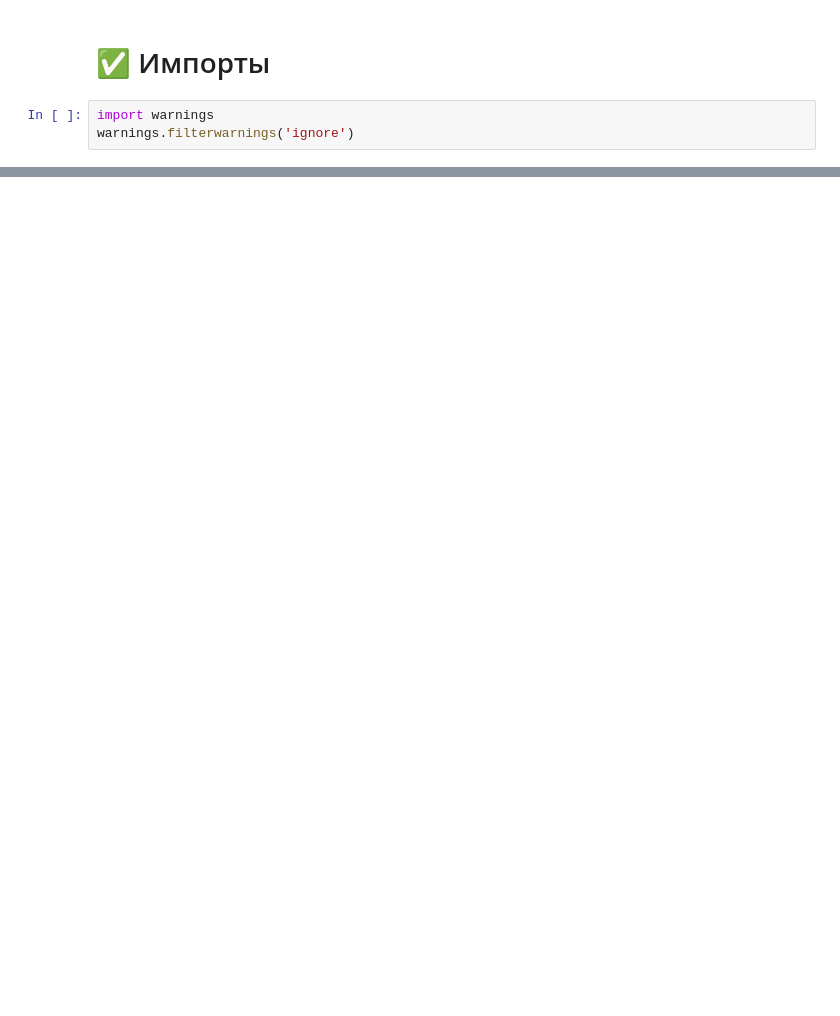
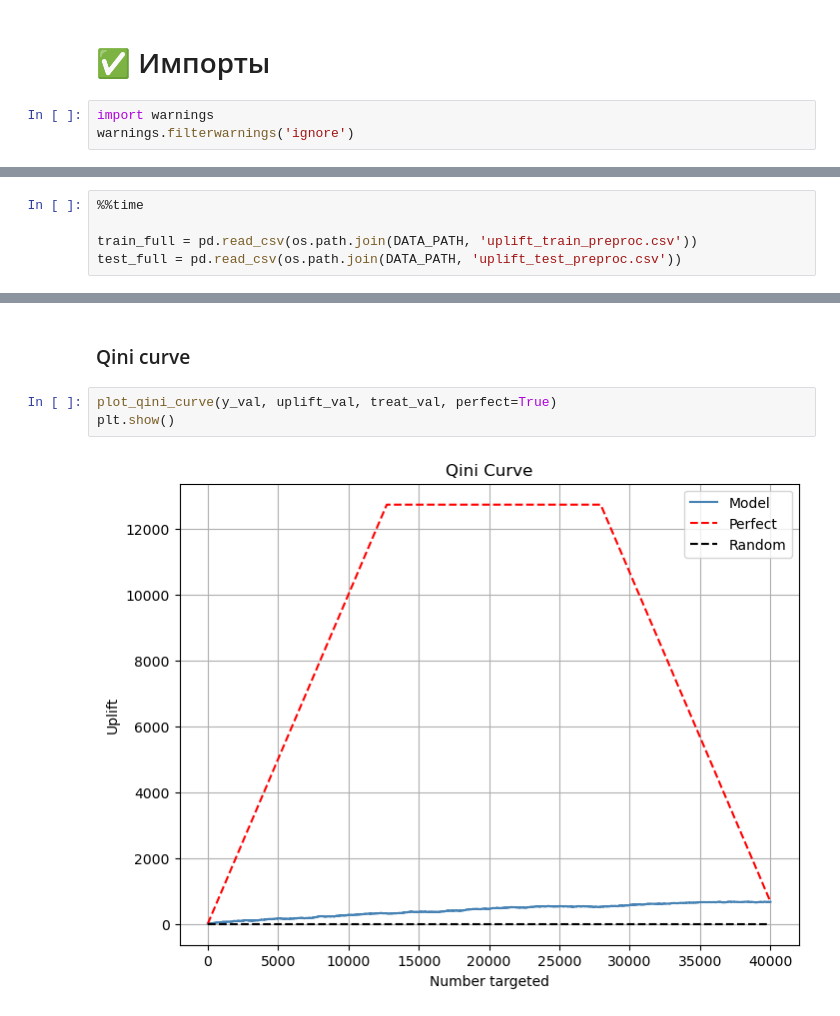
Before and after one commit to Romashka8/UpliftNinja, a Jupyter notebook: benchmarks.ipynb, the cells around one changed output, grey strips where cells are left out. Cells and saved outputs as stored; diff of their text form; blank space fills up the shorter version.

```diff
--- a/benchmarks.ipynb
+++ b/benchmarks.ipynb
@@ -345,0 +120,5 @@ auuq_test -0.15339137562549263
+# %%
+%%time
+
+train_full = pd.read_csv(os.path.join(DATA_PATH, 'uplift_train_preproc.csv'))
+test_full = pd.read_csv(os.path.join(DATA_PATH, 'uplift_test_preproc.csv'))
@@ -345,0 +288,7 @@ auuq_test -0.15339137562549263
+# %% [markdown]
+### Qini curve
+# %%
+plot_qini_curve(y_val, uplift_val, treat_val, perfect=True)
+plt.show()
+# %% [output]
+[figure, added]
```
Also changed, not shown: parts of 45 cells of this notebook.
